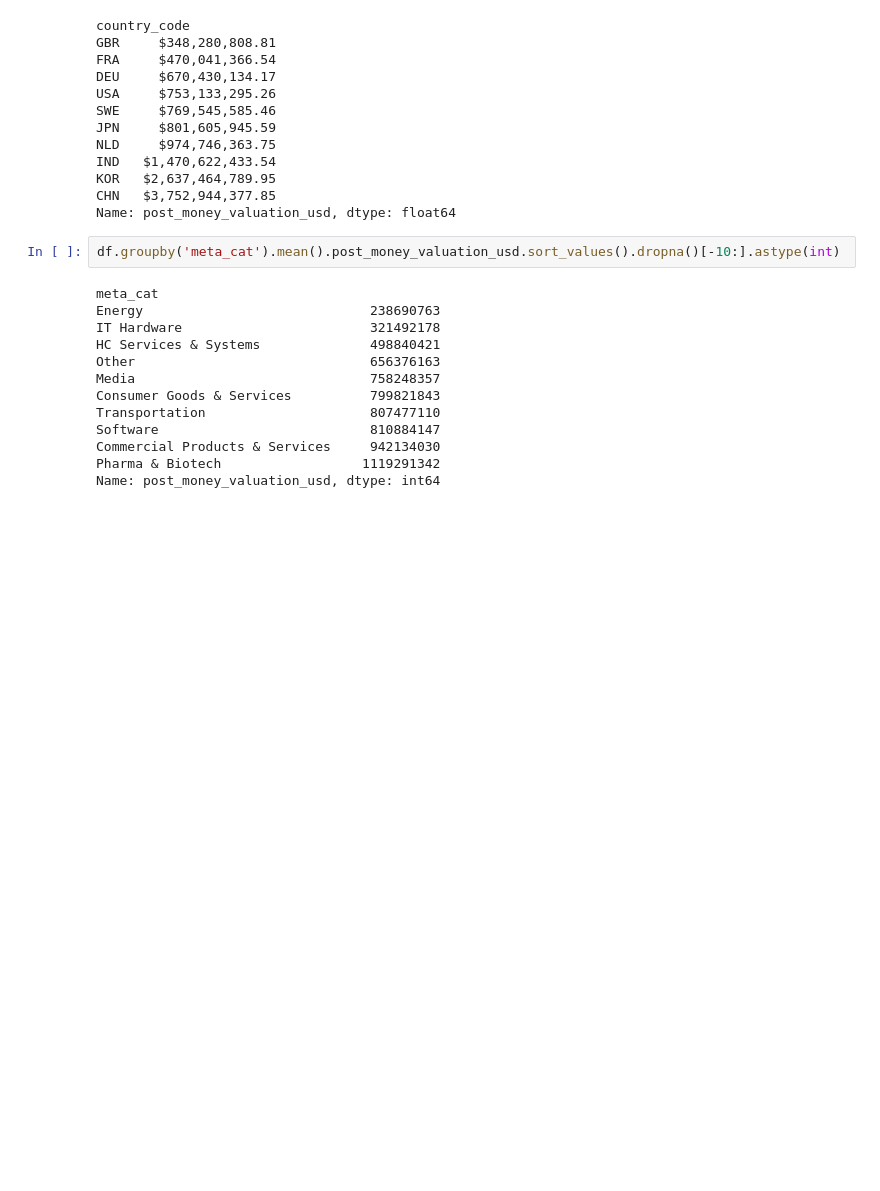
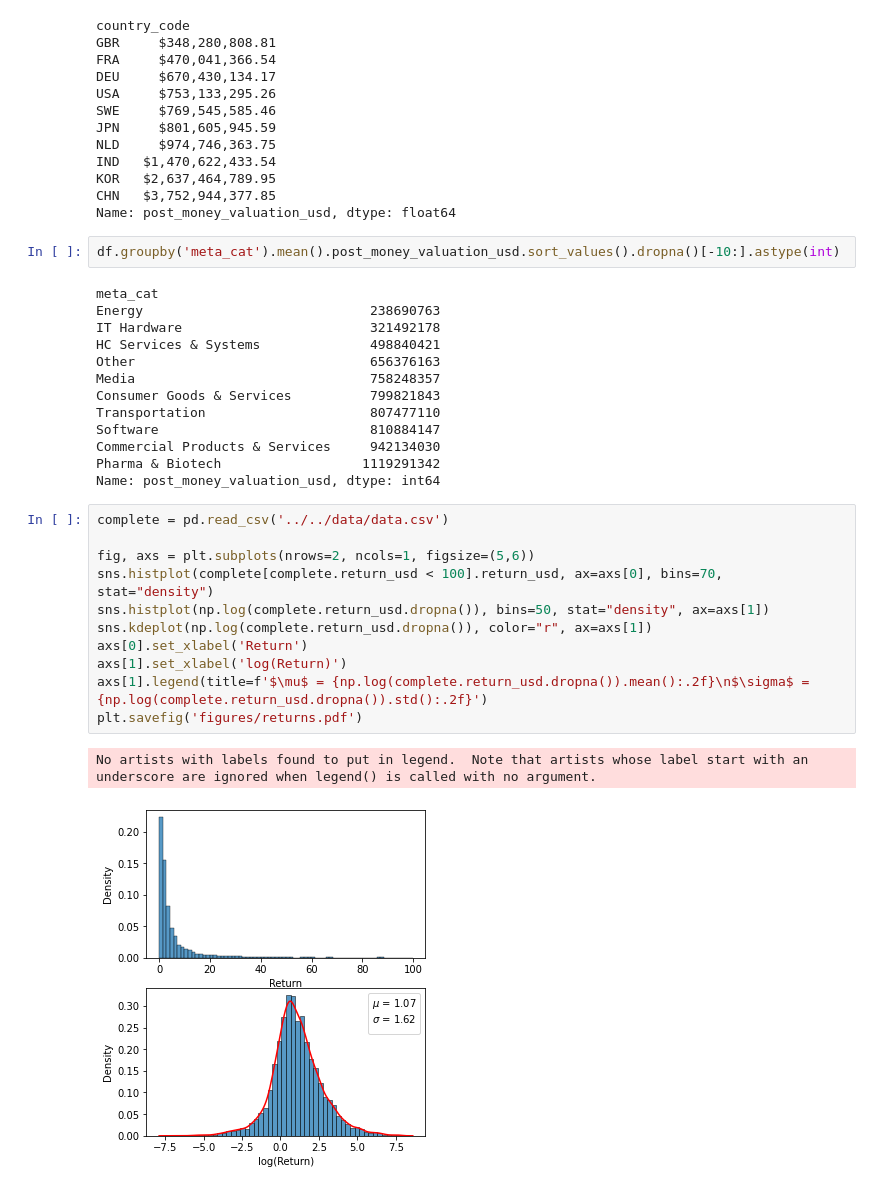
Before and after one commit to technometrics-lab/17-Venture-Capital-Risk-and-Return, a Jupyter notebook: src/notebooks/stylized_facts.ipynb, the cells around one changed output. Cells and saved outputs as stored; diff of their text form; blank space fills up the shorter version.

```diff
--- a/src/notebooks/stylized_facts.ipynb
+++ b/src/notebooks/stylized_facts.ipynb
@@ -347,3 +347,17 @@ Software                           810884147
 Commercial Products & Services     942134030
 Pharma & Biotech                  1119291342
 Name: post_money_valuation_usd, dtype: int64
+# %%
+complete = pd.read_csv('../../data/data.csv')
+
+fig, axs = plt.subplots(nrows=2, ncols=1, figsize=(5,6))
+sns.histplot(complete[complete.return_usd < 100].return_usd, ax=axs[0], bins=70, stat="density")
+sns.histplot(np.log(complete.return_usd.dropna()), bins=50, stat="density", ax=axs[1])
+sns.kdeplot(np.log(complete.return_usd.dropna()), color="r", ax=axs[1])
+axs[0].set_xlabel('Return')
+axs[1].set_xlabel('log(Return)')
+axs[1].legend(title=f'$\mu$ = {np.log(complete.return_usd.dropna()).mean():.2f}\n$\sigma$ = {np.log(complete.return_usd.dropna()).std():.2f}')
+plt.savefig('figures/returns.pdf')
+# %% [output]
+No artists with labels found to put in legend.  Note that artists whose label start with an underscore are ignored when legend() is called with no argument.
+[figure, added]
```
Also changed, not shown: parts of 2 cells of this notebook, 11 other files.
